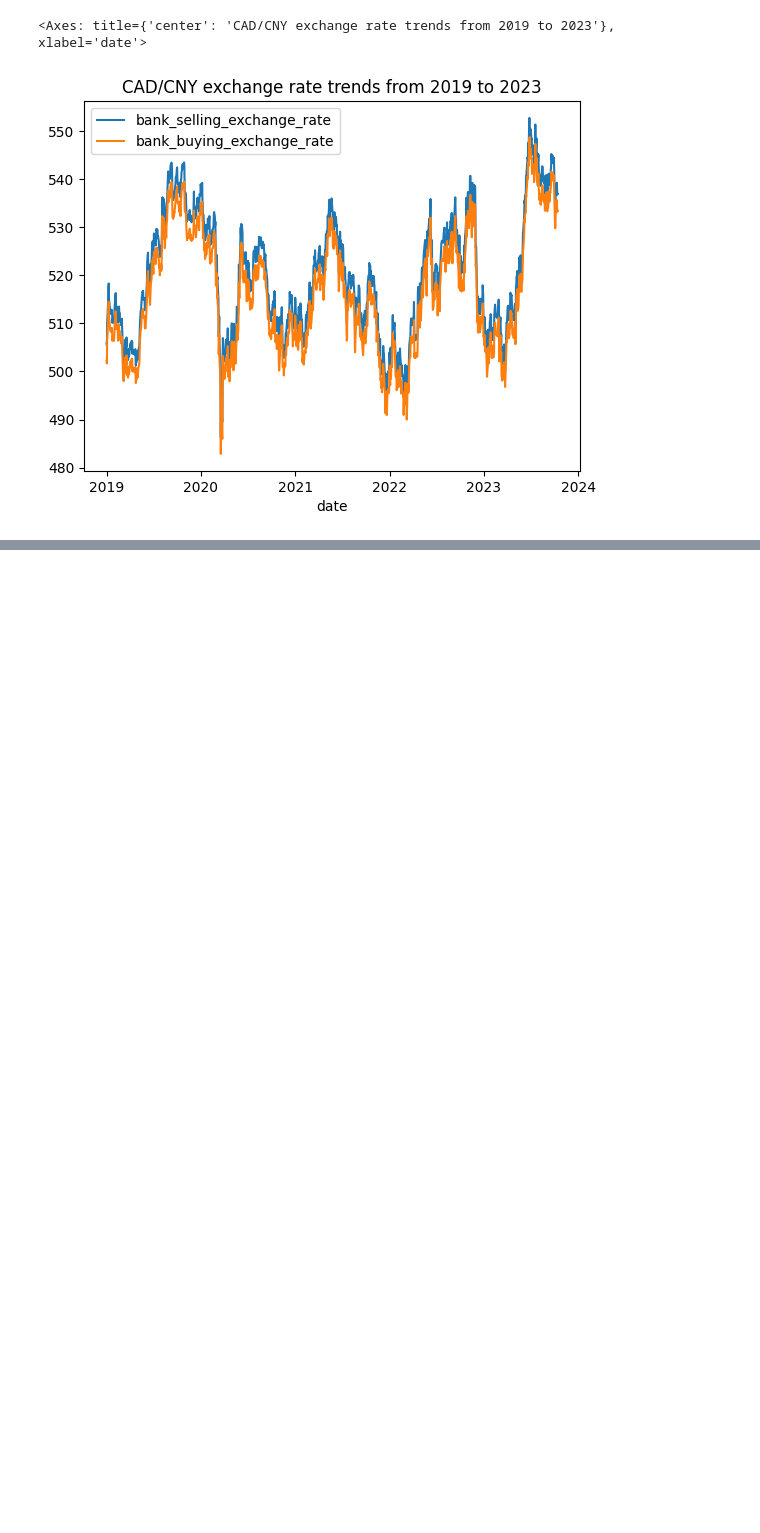
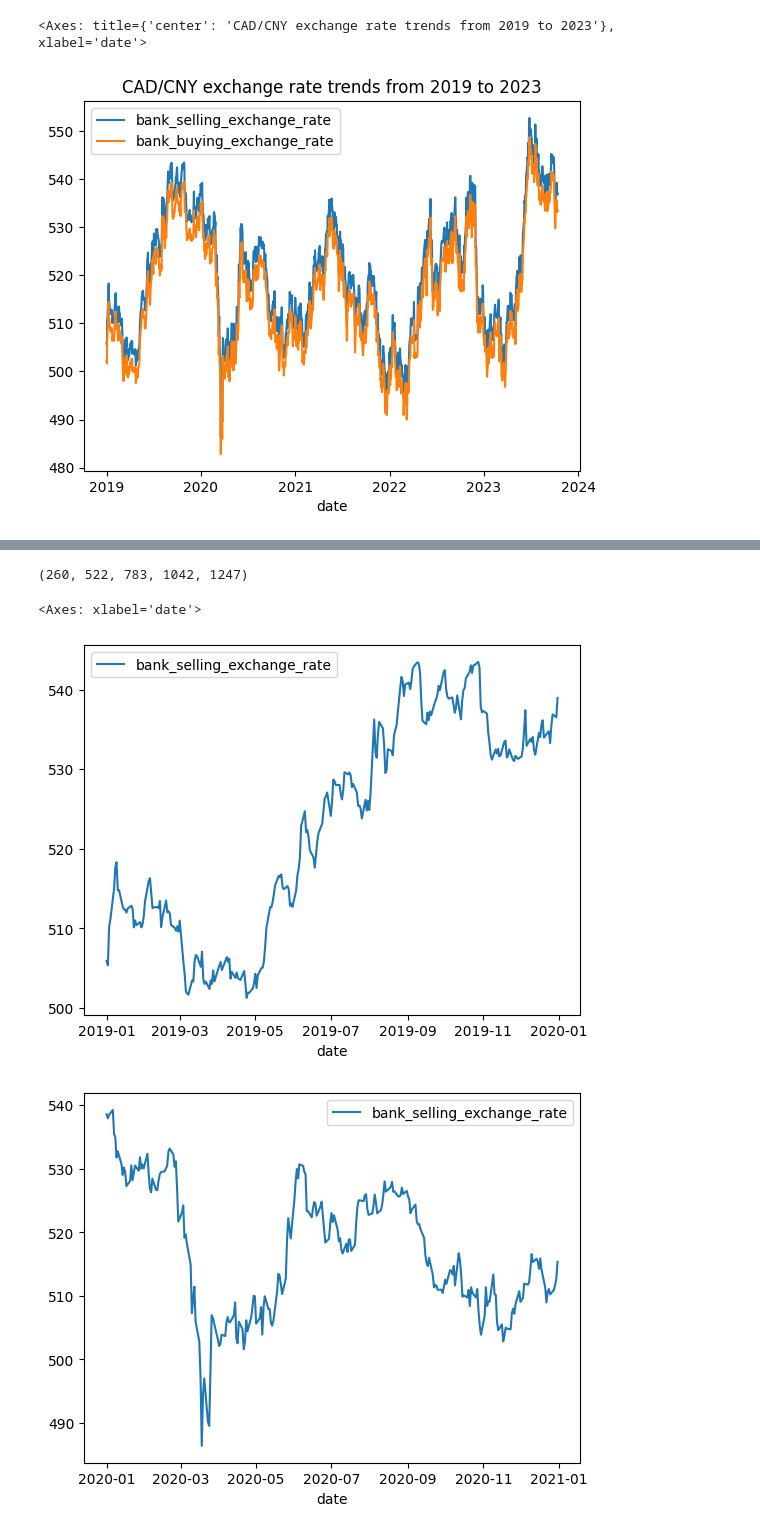
Before and after one commit to 5JKY/Project, a Jupyter notebook: proposal.ipynb, the cells around one changed output, grey strips where cells are left out. Saved outputs shown, nothing was run; the diff lists cells and outputs as text; code cells hidden in the pictures; blank space fills up the shorter version.

Commit message:
Plot more graphs to see the fluctuations of exchange rates and Add my plan

```diff
--- a/proposal.ipynb
+++ b/proposal.ipynb
@@ -55,0 +29,10 @@ exchange_rate
+# %%
+# Select data which I interested in and rename the columns of dataframe
+exchange_rates = exchange_rate_orign_df[['日期','中行钞卖价/汇卖价', '中行汇买价']].rename(
+        columns={
+            "日期": "date", # type: datetime.dat
+            "中行钞卖价/汇卖价": "bank_selling_exchange_rate", # The amount of Chinese currency that Bank of China willing to sell 100 CAD$ to you
+            '中行汇买价':"bank_buying_exchange_rate" # The amount of Chinese currency that Bank of China is willing to buy 100 CAD$ from you
+            }
+        )
+exchange_rates
@@ -85,0 +85,16 @@ exchange_rate.plot(x='date', title="CAD/CNY exchange rate trends from 2019 to 20
+# %%
+ind2019 = exchange_rates[exchange_rates['date']<datetime.date(2020, 1, 1)].index[-1]+1
+ind2020 = exchange_rates[exchange_rates['date']<datetime.date(2021, 1, 1)].index[-1]+1
+ind2021 = exchange_rates[exchange_rates['date']<datetime.date(2022, 1, 1)].index[-1]+1
+ind2022 = exchange_rates[exchange_rates['date']<datetime.date(2023, 1, 1)].index[-1]+1
+ind2023 = exchange_rates['date'].index[-1]+1
+ind2019, ind2020, ind2021, ind2022, ind2023
+# %% [output]
+(260, 522, 783, 1042, 1247)
+# %%
+exchange_rates[:ind2019].plot(x='date', y='bank_selling_exchange_rate')
+exchange_rates[ind2019:ind2020].plot(x='date', y='bank_selling_exchange_rate')
+# %% [output]
+<Axes: xlabel='date'>
+[figure, added]
+[figure, added]
```
Also changed, not shown: parts of 28 cells of this notebook.
